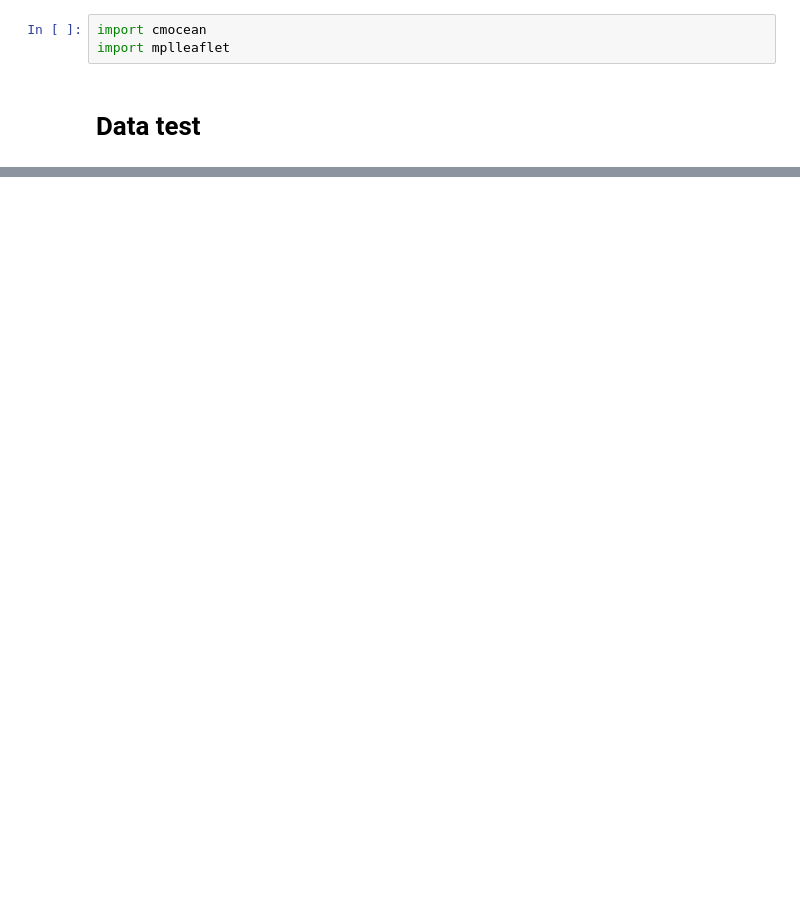
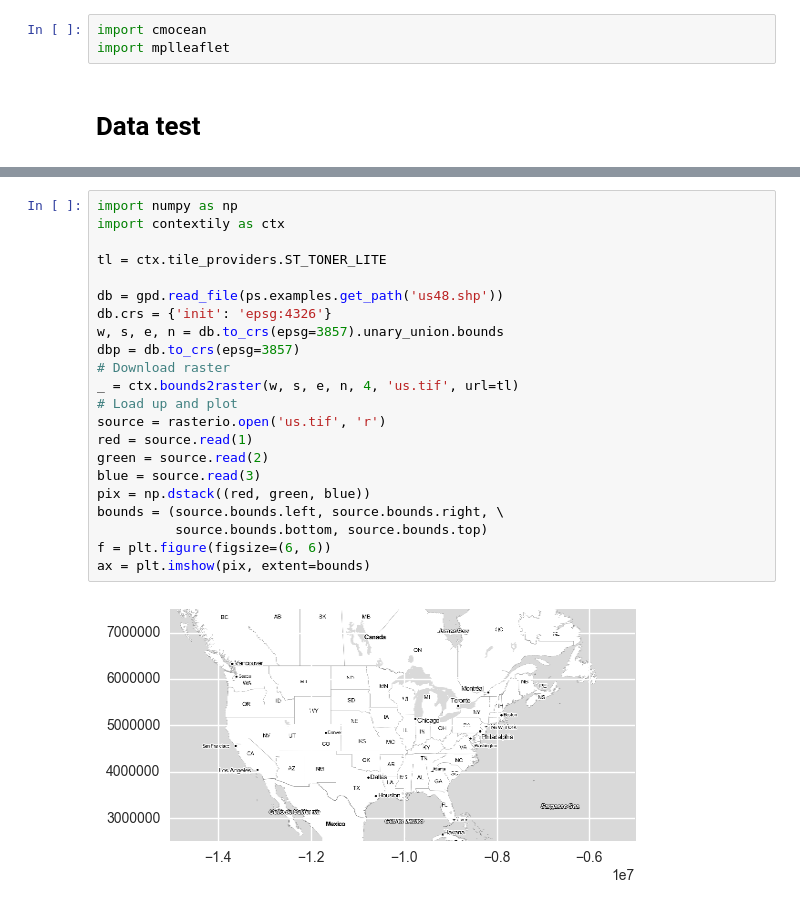
Before and after one commit to ocefpaf/2016-Python-course-CBO, a Jupyter notebook: notebooks/check_env.ipynb, the cells around one changed output, grey strips where cells are left out. Drawn from its saved outputs; the diff is of its cells as text; blank space fills up the shorter version.

```diff
--- a/notebooks/check_env.ipynb
+++ b/notebooks/check_env.ipynb
@@ -52,3 +192,27 @@ import mplleaflet
+# %%
+import numpy as np
+import contextily as ctx
+
+tl = ctx.tile_providers.ST_TONER_LITE
+
+db = gpd.read_file(ps.examples.get_path('us48.shp'))
+db.crs = {'init': 'epsg:4326'}
+w, s, e, n = db.to_crs(epsg=3857).unary_union.bounds
+dbp = db.to_crs(epsg=3857)
+# Download raster
+_ = ctx.bounds2raster(w, s, e, n, 4, 'us.tif', url=tl)
+# Load up and plot
+source = rasterio.open('us.tif', 'r')
+red = source.read(1)
+green = source.read(2)
+blue = source.read(3)
+pix = np.dstack((red, green, blue))
+bounds = (source.bounds.left, source.bounds.right, \
+          source.bounds.bottom, source.bounds.top)
+f = plt.figure(figsize=(6, 6))
+ax = plt.imshow(pix, extent=bounds)
+# %% [output]
+[figure, added]
 # %%
 %matplotlib inline
 
```
Also changed, not shown: parts of 33 cells of this notebook, 1 other file.
